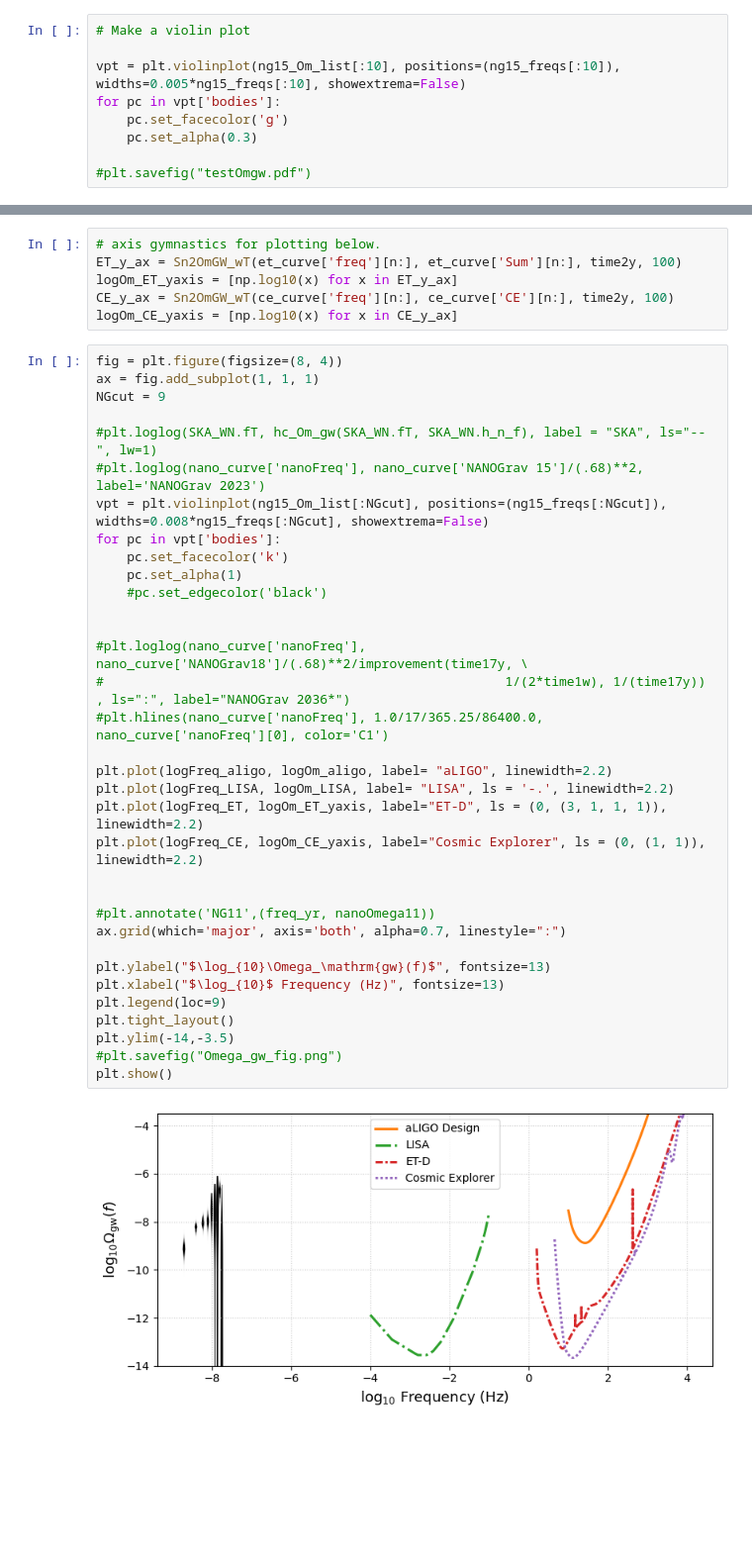
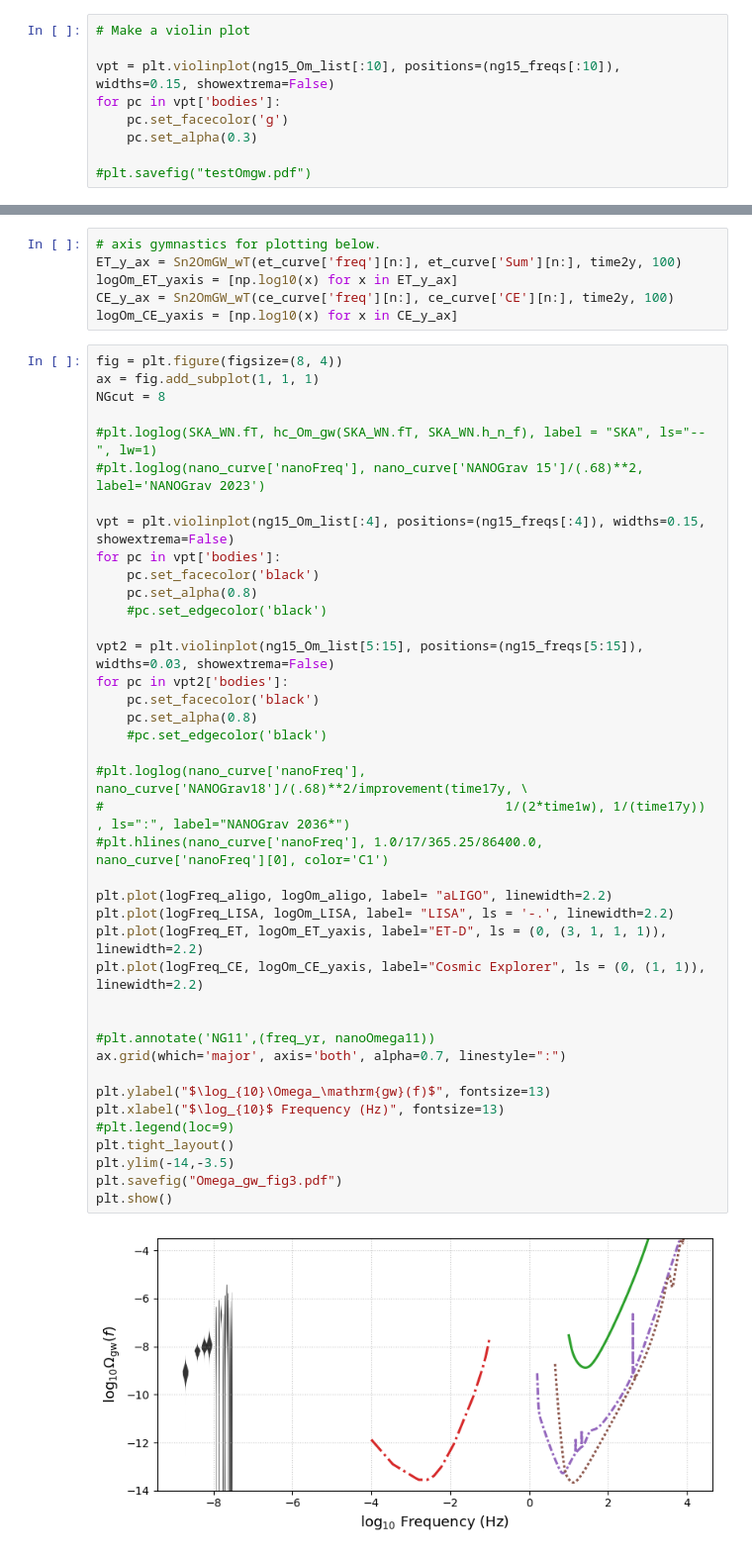
Before and after one commit to ChiaraMingarelli/omega_gw, a Jupyter notebook: codes/omega_gw_figs.ipynb, the cells around one changed output, grey strips where cells are left out. Shown at 99% size. Cells and saved outputs as stored; diff of their text form; blank space fills up the shorter version.

```diff
--- a/codes/omega_gw_figs.ipynb
+++ b/codes/omega_gw_figs.ipynb
@@ -147,7 +147,7 @@ ng15_Om_list = [ng15_Om[i] for i in range(len(ng15_Om))]
 # %%
 # Make a violin plot
 
-vpt = plt.violinplot(ng15_Om_list[:10], positions=(ng15_freqs[:10]), widths=0.005*ng15_freqs[:10], showextrema=False)
+vpt = plt.violinplot(ng15_Om_list[:10], positions=(ng15_freqs[:10]), widths=0.15, showextrema=False)
 for pc in vpt['bodies']:
     pc.set_facecolor('g')
     pc.set_alpha(0.3)
@@ -223,36 +223,42 @@ logOm_CE_yaxis = [np.log10(x) for x in CE_y_ax]
 # %%
 fig = plt.figure(figsize=(8, 4))
 ax = fig.add_subplot(1, 1, 1)
-NGcut = 9
+NGcut = 8
 
 #plt.loglog(SKA_WN.fT, hc_Om_gw(SKA_WN.fT, SKA_WN.h_n_f), label = "SKA", ls="--", lw=1)
 #plt.loglog(nano_curve['nanoFreq'], nano_curve['NANOGrav 15']/(.68)**2, label='NANOGrav 2023')
-vpt = plt.violinplot(ng15_Om_list[:NGcut], positions=(ng15_freqs[:NGcut]), widths=0.008*ng15_freqs[:NGcut], showextrema=False)
+
+vpt = plt.violinplot(ng15_Om_list[:4], positions=(ng15_freqs[:4]), widths=0.15, showextrema=False)
 for pc in vpt['bodies']:
-    pc.set_facecolor('k')
-    pc.set_alpha(1)
+    pc.set_facecolor('black')
+    pc.set_alpha(0.8)
     #pc.set_edgecolor('black')
 
+vpt2 = plt.violinplot(ng15_Om_list[5:15], positions=(ng15_freqs[5:15]), widths=0.03, showextrema=False)
+for pc in vpt2['bodies']:
+    pc.set_facecolor('black')
+    pc.set_alpha(0.8)
+    #pc.set_edgecolor('black')
 
 #plt.loglog(nano_curve['nanoFreq'], nano_curve['NANOGrav18']/(.68)**2/improvement(time17y, \
 #                                                    1/(2*time1w), 1/(time17y)) , ls=":", label="NANOGrav 2036*")
 #plt.hlines(nano_curve['nanoFreq'], 1.0/17/365.25/86400.0, nano_curve['nanoFreq'][0], color='C1')
 
 plt.plot(logFreq_aligo, logOm_aligo, label= "aLIGO", linewidth=2.2)
 plt.plot(logFreq_LISA, logOm_LISA, label= "LISA", ls = '-.', linewidth=2.2)
 plt.plot(logFreq_ET, logOm_ET_yaxis, label="ET-D", ls = (0, (3, 1, 1, 1)), linewidth=2.2)
 plt.plot(logFreq_CE, logOm_CE_yaxis, label="Cosmic Explorer", ls = (0, (1, 1)), linewidth=2.2)
 
 
 #plt.annotate('NG11',(freq_yr, nanoOmega11))
 ax.grid(which='major', axis='both', alpha=0.7, linestyle=":")
 
 plt.ylabel("$\log_{10}\Omega_\mathrm{gw}(f)$", fontsize=13)
 plt.xlabel("$\log_{10}$ Frequency (Hz)", fontsize=13)
-plt.legend(loc=9)
+#plt.legend(loc=9)
 plt.tight_layout()
 plt.ylim(-14,-3.5)
-#plt.savefig("Omega_gw_fig.png")
+plt.savefig("Omega_gw_fig3.pdf")
 plt.show()
 # %% [output]
-[figure, old version]
+[figure, new version]
```
Also changed, not shown: parts of 1 cell of this notebook, 1 other file.
